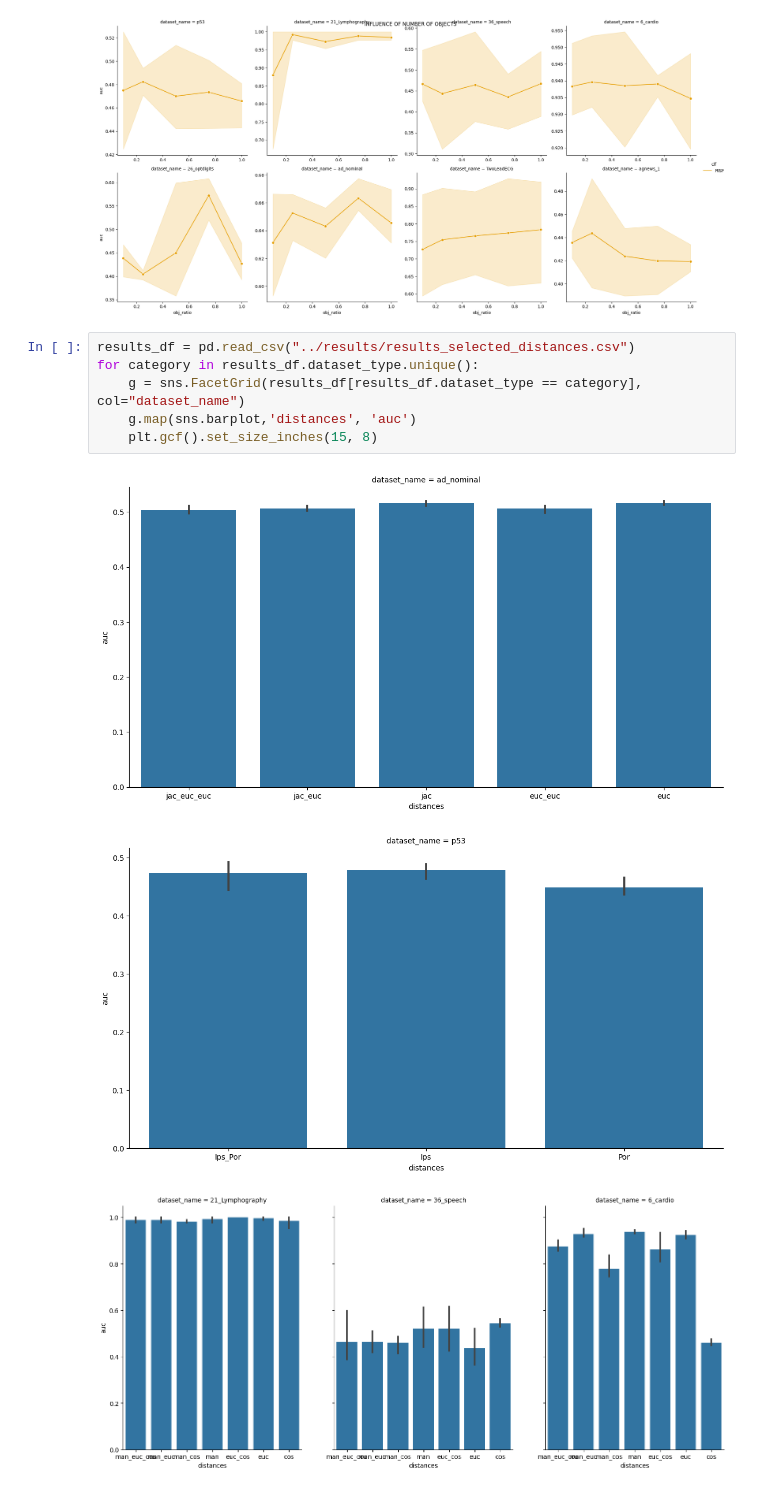
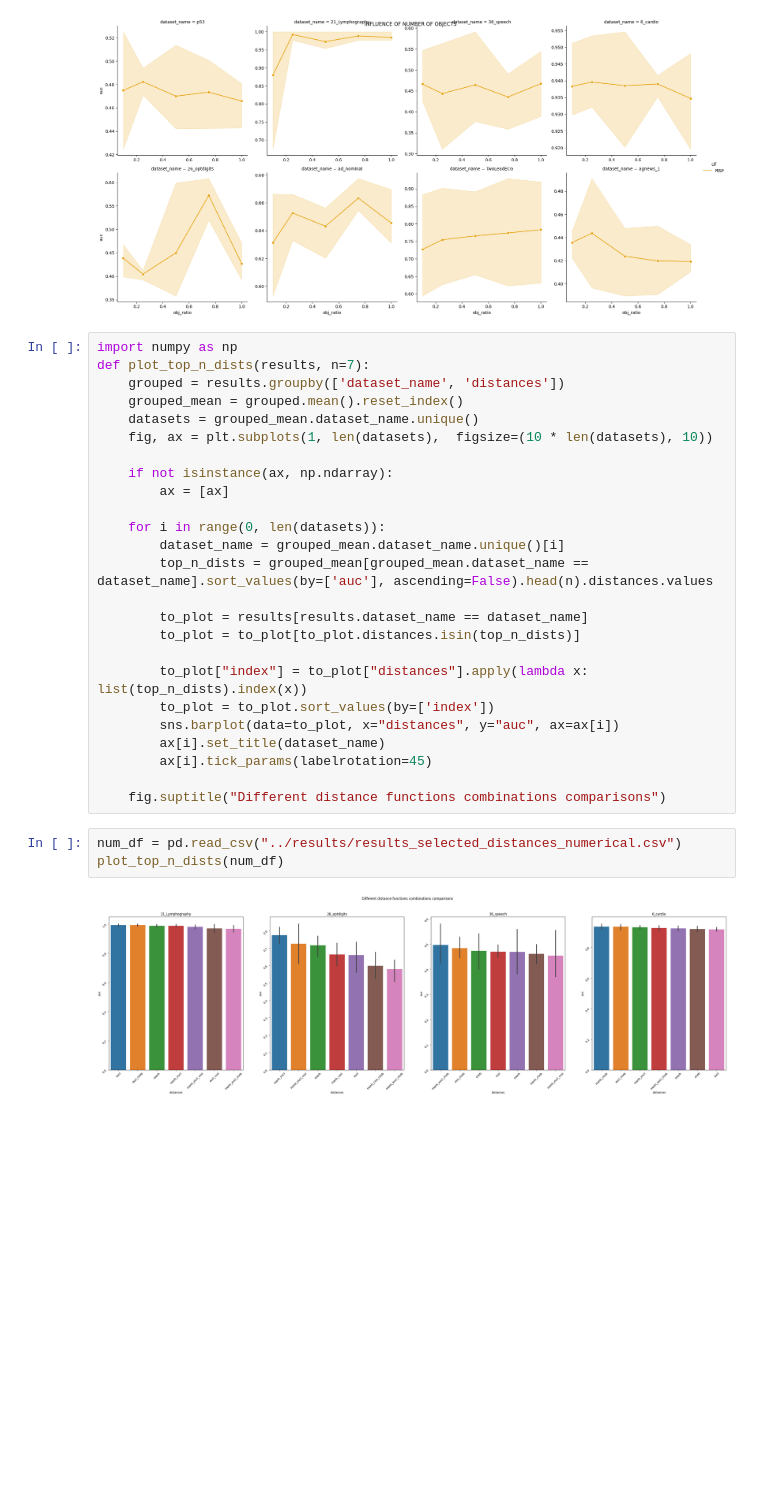
Before and after one commit to SebChw/RSIF, a Jupyter notebook: notebooks/visualizations.ipynb, the cells around one changed output. Cells and saved outputs as stored; diff of their text form; blank space fills up the shorter version.

Commit message:
sensitivity analysis best distances

```diff
--- a/notebooks/visualizations.ipynb
+++ b/notebooks/visualizations.ipynb
@@ -43,13 +46,33 @@ g.fig.suptitle('INFLUENCE OF NUMBER OF OBJECTS')
 sns.despine()
 # %% [output]
 [figure]
-# %%
-results_df = pd.read_csv("../results/results_selected_distances.csv")
-for category in results_df.dataset_type.unique():
-    g = sns.FacetGrid(results_df[results_df.dataset_type == category], col="dataset_name")
-    g.map(sns.barplot,'distances', 'auc')
-    plt.gcf().set_size_inches(15, 8)
-# %% [output]
-[figure, removed]
-[figure, removed]
-[figure, removed]
+# %%
+import numpy as np
+def plot_top_n_dists(results, n=7):
+    grouped = results.groupby(['dataset_name', 'distances'])
+    grouped_mean = grouped.mean().reset_index()
+    datasets = grouped_mean.dataset_name.unique()
+    fig, ax = plt.subplots(1, len(datasets),  figsize=(10 * len(datasets), 10))
+
+    if not isinstance(ax, np.ndarray):
+        ax = [ax]
+
+    for i in range(0, len(datasets)):
+        dataset_name = grouped_mean.dataset_name.unique()[i]
+        top_n_dists = grouped_mean[grouped_mean.dataset_name == dataset_name].sort_values(by=['auc'], ascending=False).head(n).distances.values
+
+        to_plot = results[results.dataset_name == dataset_name]
+        to_plot = to_plot[to_plot.distances.isin(top_n_dists)]
+
+        to_plot["index"] = to_plot["distances"].apply(lambda x: list(top_n_dists).index(x))
+        to_plot = to_plot.sort_values(by=['index'])
+        sns.barplot(data=to_plot, x="distances", y="auc", ax=ax[i])
+        ax[i].set_title(dataset_name)
+        ax[i].tick_params(labelrotation=45)
+
+    fig.suptitle("Different distance functions combinations comparisons")
+# %%
+num_df = pd.read_csv("../results/results_selected_distances_numerical.csv")
+plot_top_n_dists(num_df)
+# %% [output]
+[figure, added]
```
Also changed, not shown: parts of 7 cells of this notebook, 31 other files.
